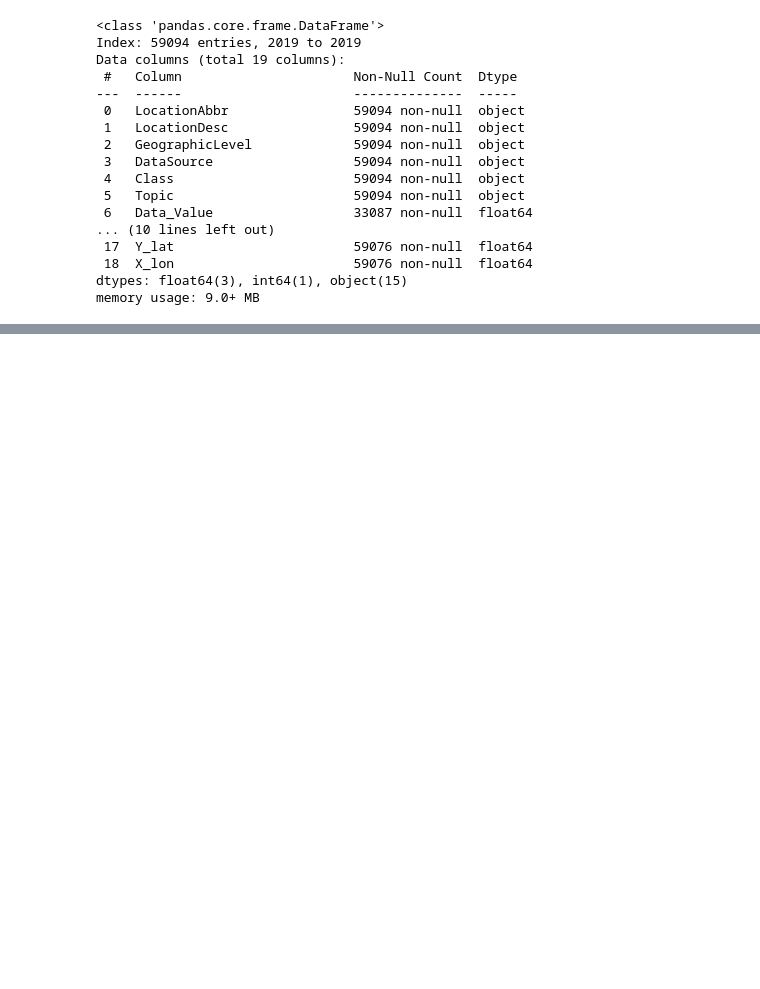
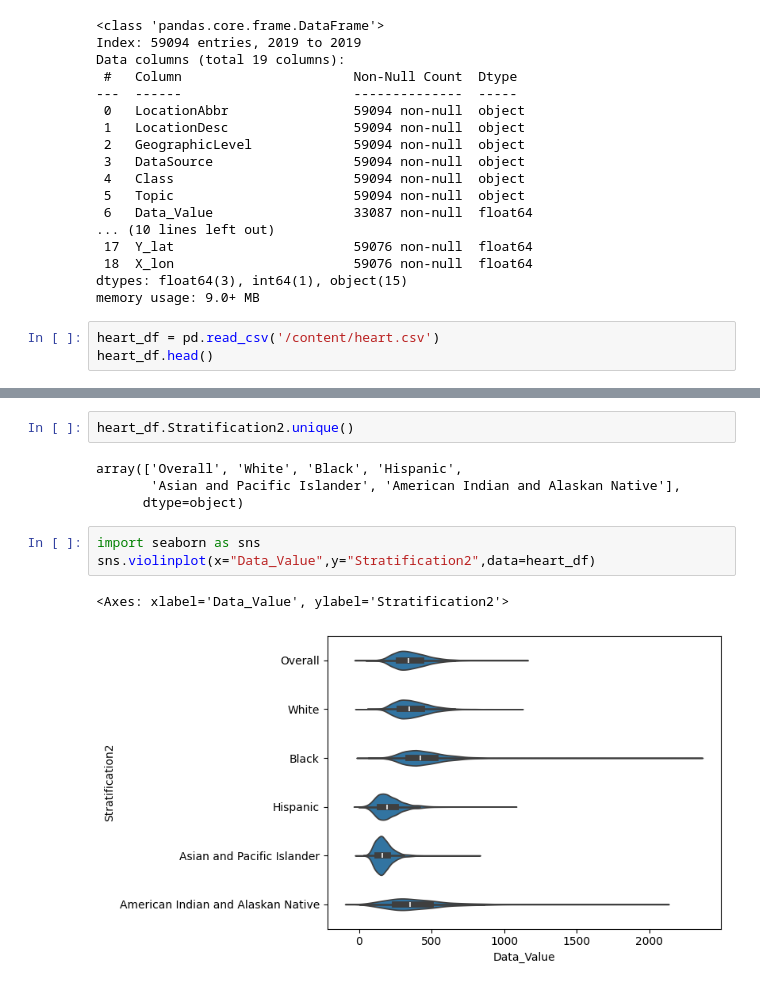
Before and after one commit to Antoine-Salwan/Antoine-Salwan, a Jupyter notebook: Untitled0.ipynb, the cells around one changed output, grey strips where cells are left out. Saved outputs shown, nothing was run; the diff lists cells and outputs as text; blank space fills up the shorter version.

```diff
--- a/Untitled0.ipynb
+++ b/Untitled0.ipynb
@@ -37,3 +37,6 @@ Data columns (total 19 columns):
  18  X_lon                       59076 non-null  float64
 dtypes: float64(3), int64(1), object(15)
 memory usage: 9.0+ MB
+# %%
+heart_df = pd.read_csv('/content/heart.csv')
+heart_df.head()
@@ -39,0 +91,12 @@ memory usage: 9.0+ MB
+# %%
+heart_df.Stratification2.unique()
+# %% [output]
+array(['Overall', 'White', 'Black', 'Hispanic',
+       'Asian and Pacific Islander', 'American Indian and Alaskan Native'],
+      dtype=object)
+# %%
+import seaborn as sns
+sns.violinplot(x="Data_Value",y="Stratification2",data=heart_df)
+# %% [output]
+<Axes: xlabel='Data_Value', ylabel='Stratification2'>
+[figure, added]
```
Also changed, not shown: parts of 4 cells of this notebook.
